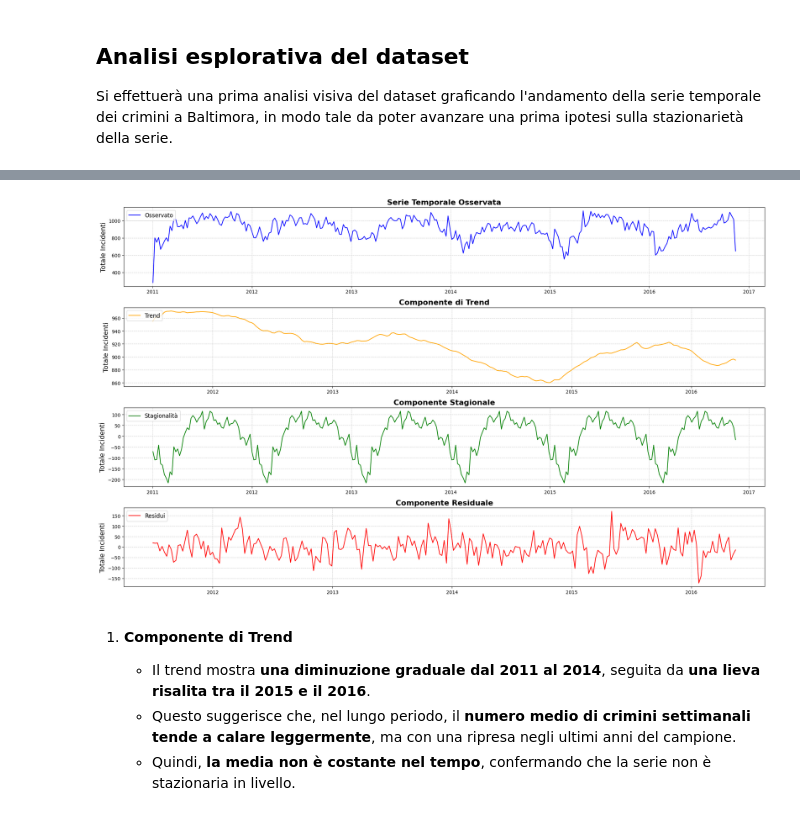
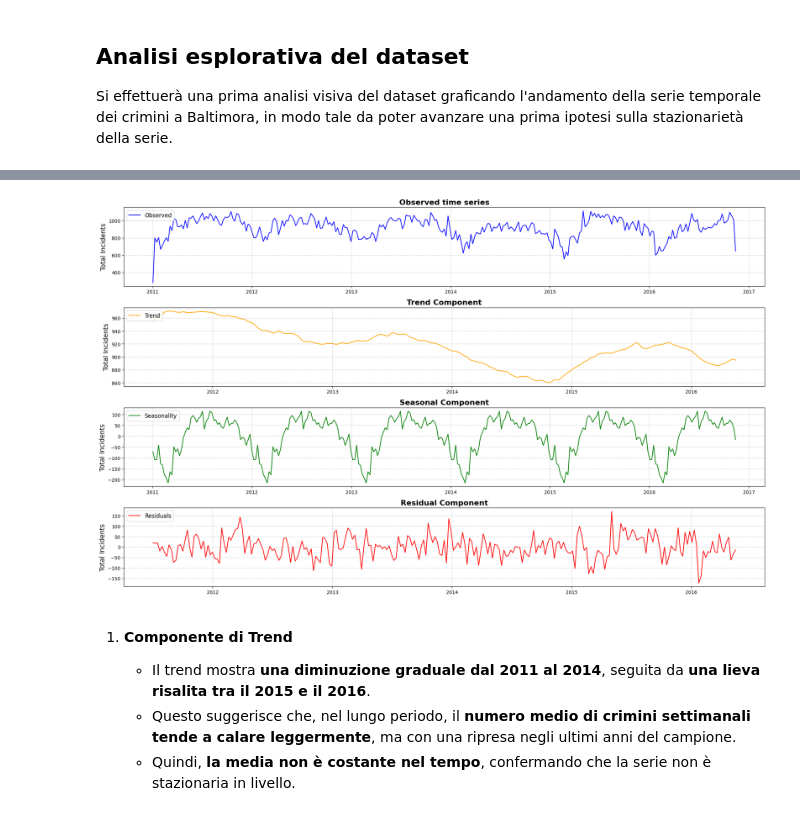
Before and after one commit to MattSona99/DataScience, a Jupyter notebook: Classification_Clustering_TimeSeries/timeseries.ipynb, the cells around one changed output, grey strips where cells are left out. Saved outputs shown, nothing was run; the diff lists cells and outputs as text; code cells hidden in the pictures.

```diff
--- a/Classification_Clustering_TimeSeries/timeseries.ipynb
+++ b/Classification_Clustering_TimeSeries/timeseries.ipynb
@@ -262,45 +260,45 @@ decomposition = seasonal_decompose(
     crime_time_series.set_index('DateTime')['Total Incidents'],
     model='additive',
     period=52
 )
 plt.figure(figsize=(20, 12))
 
 # Osservato
 plt.subplot(411)
-plt.plot(decomposition.observed, label='Osservato', color='blue', linewidth=1.5)
-plt.title('Serie Temporale Osservata', fontsize=16, fontweight='bold')
-plt.ylabel('Totale Incidenti', fontsize=14)
+plt.plot(decomposition.observed, label='Observed', color='blue', linewidth=1.5)
+plt.title('Observed time series', fontsize=16, fontweight='bold')
+plt.ylabel('Total Incidents', fontsize=14)
 plt.legend(loc='upper left', fontsize=12)
 plt.grid(True, linestyle='--', alpha=0.6)
 
 # Trend
 plt.subplot(412)
 plt.plot(decomposition.trend, label='Trend', color='orange', linewidth=1.5)
-plt.title('Componente di Trend', fontsize=16, fontweight='bold')
-plt.ylabel('Totale Incidenti', fontsize=14)
+plt.title('Trend Component', fontsize=16, fontweight='bold')
+plt.ylabel('Total Incidents', fontsize=14)
 plt.legend(loc='upper left', fontsize=12)
 plt.grid(True, linestyle='--', alpha=0.6)
 
 # Stagionalità
 plt.subplot(413)
-plt.plot(decomposition.seasonal, label='Stagionalità', color='green', linewidth=1.5)
-plt.title('Componente Stagionale', fontsize=16, fontweight='bold')
-plt.ylabel('Totale Incidenti', fontsize=14)
+plt.plot(decomposition.seasonal, label='Seasonality', color='green', linewidth=1.5)
+plt.title('Seasonal Component', fontsize=16, fontweight='bold')
+plt.ylabel('Total Incidents', fontsize=14)
 plt.legend(loc='upper left', fontsize=12)
 plt.grid(True, linestyle='--', alpha=0.6)
 
 # Residui
 plt.subplot(414)
-plt.plot(decomposition.resid, label='Residui', color='red', linewidth=1.5)
-plt.title('Componente Residuale', fontsize=16, fontweight='bold')
-plt.ylabel('Totale Incidenti', fontsize=14)
+plt.plot(decomposition.resid, label='Residuals', color='red', linewidth=1.5)
+plt.title('Residual Component', fontsize=16, fontweight='bold')
+plt.ylabel('Total Incidents', fontsize=14)
 plt.legend(loc='upper left', fontsize=12)
 plt.grid(True, linestyle='--', alpha=0.6)
 
 plt.tight_layout()
 plt.show()
 # %% [output]
-[figure, old version]
+[figure, new version]
 # %% [markdown]
 1. **Componente di Trend**
    - Il trend mostra **una diminuzione graduale dal 2011 al 2014**, seguita da **una lieva risalita tra il 2015 e il 2016**.
```
Also changed, not shown: parts of 15 cells of this notebook.
